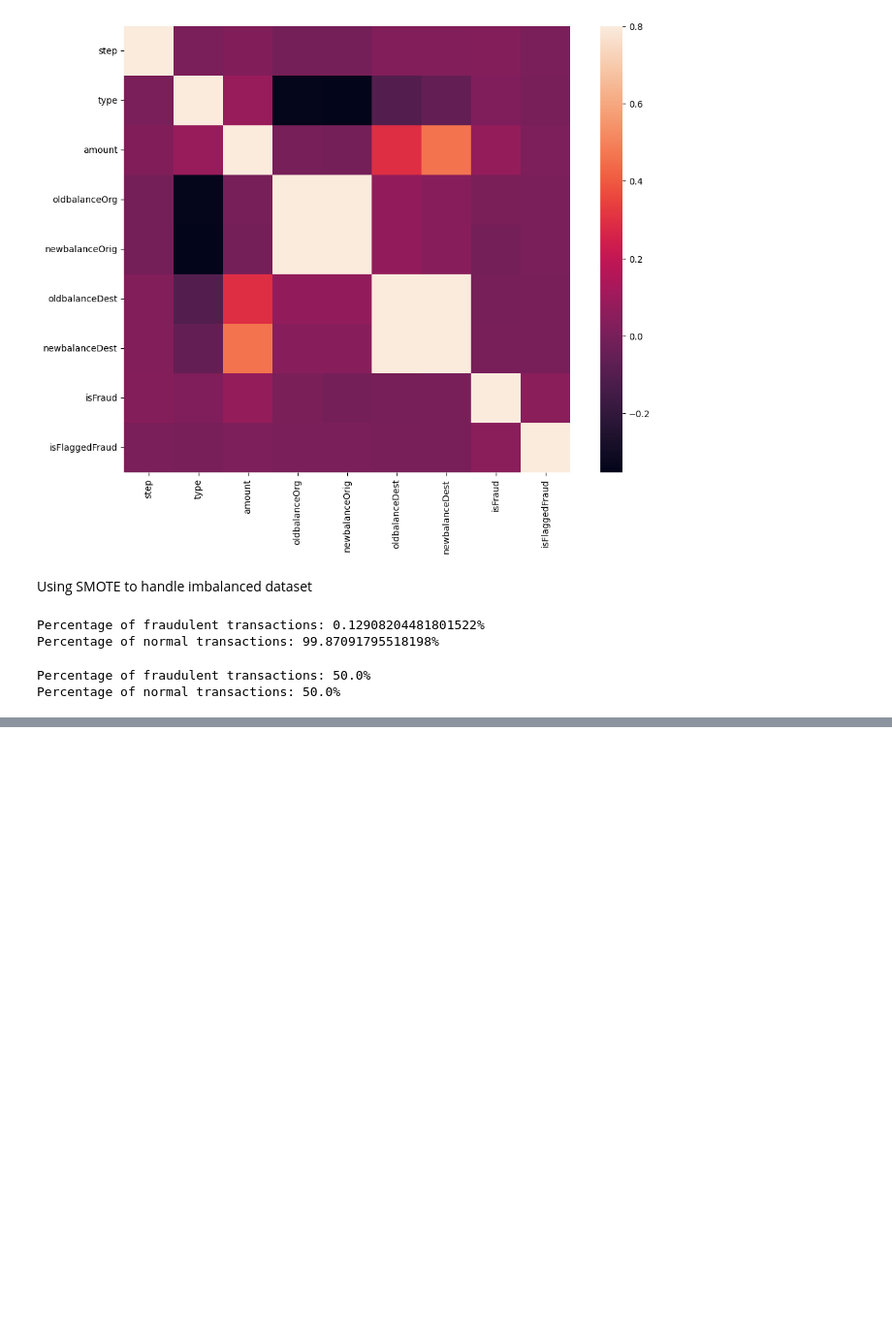
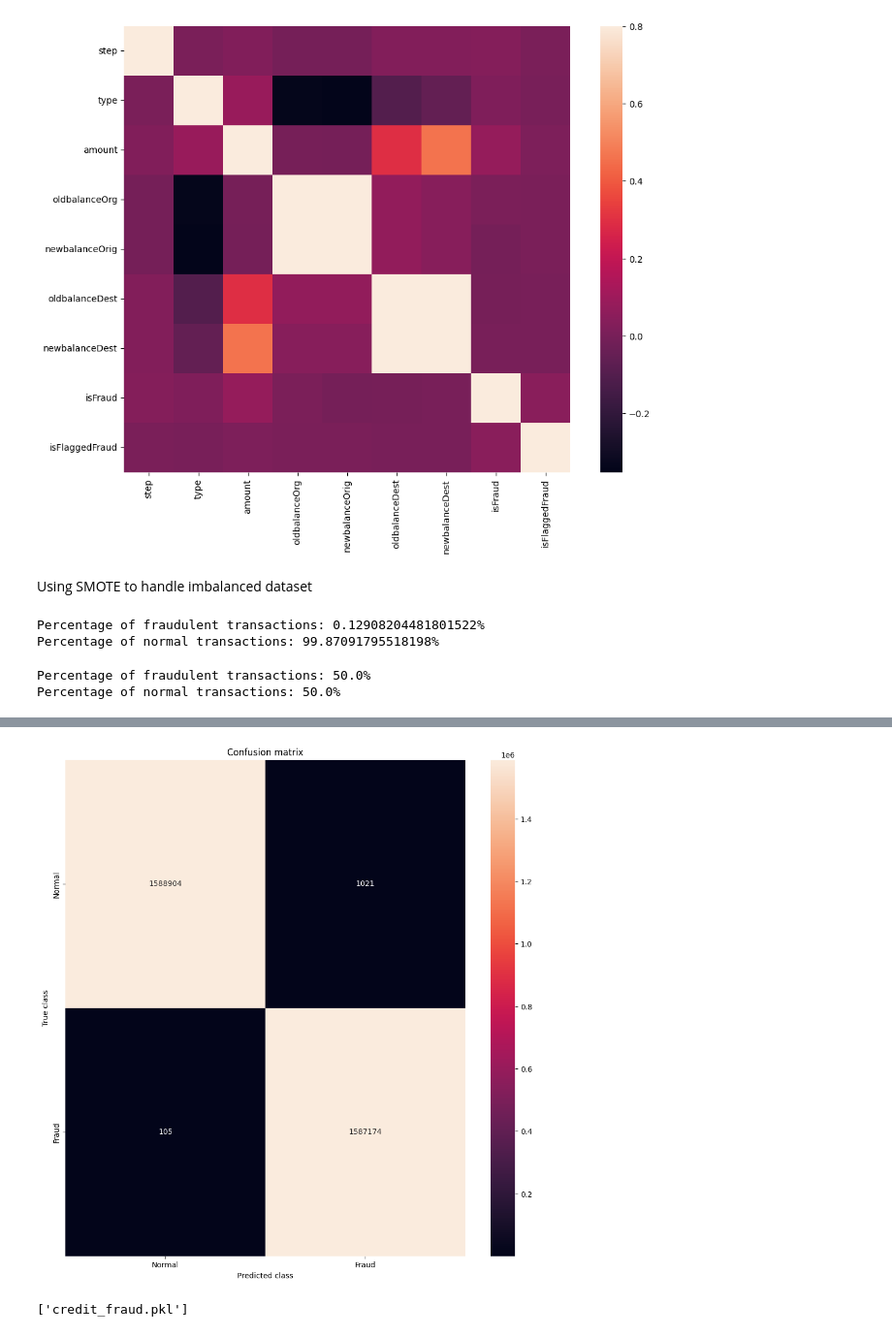
Before and after one commit to Likhita-Narra/Credit-Card-Fraud-Detection, a Jupyter notebook: Algorithm_2.ipynb, the cells around one changed output, grey strips where cells are left out. Shown at 97% size. Cells and saved outputs as stored; diff of their text form; code cells hidden in the pictures; blank space fills up the shorter version.

Commit message:
Built the random forest model and dumped a pickle file

```diff
--- a/Algorithm_2.ipynb
+++ b/Algorithm_2.ipynb
@@ -140,0 +143,6 @@ Percentage of normal transactions: 50.0%
+# %%
+X = data.drop('isFraud', axis=1)
+y = data.isFraud
+# %%
+# setting up testing and training sets
+X_train, X_test, y_train, y_test = train_test_split(X, y, test_size=0.25, random_state=27)
@@ -140,0 +151,6 @@ Percentage of normal transactions: 50.0%
+# %%
+from sklearn.ensemble import RandomForestClassifier
+rfc = RandomForestClassifier(n_estimators=10).fit(X_train, y_train)
+# %%
+# predict on test set
+rfc_pred = rfc.predict(X_test)
@@ -140,0 +176,17 @@ Percentage of normal transactions: 50.0%
+# %%
+LABELS = ['Normal', 'Fraud']
+conf_matrix = confusion_matrix(y_test, rfc_pred)
+plt.figure(figsize =(12, 12))
+sns.heatmap(conf_matrix, xticklabels = LABELS,
+            yticklabels = LABELS, annot = True, fmt ="d");
+plt.title("Confusion matrix")
+plt.ylabel('True class')
+plt.xlabel('Predicted class')
+plt.show()
+# %% [output]
+[figure, added]
+# %%
+import joblib
+joblib.dump(rfc, "credit_fraud.pkl")
+# %% [output]
+['credit_fraud.pkl']
```
Also changed, not shown: parts of 4 cells of this notebook.
